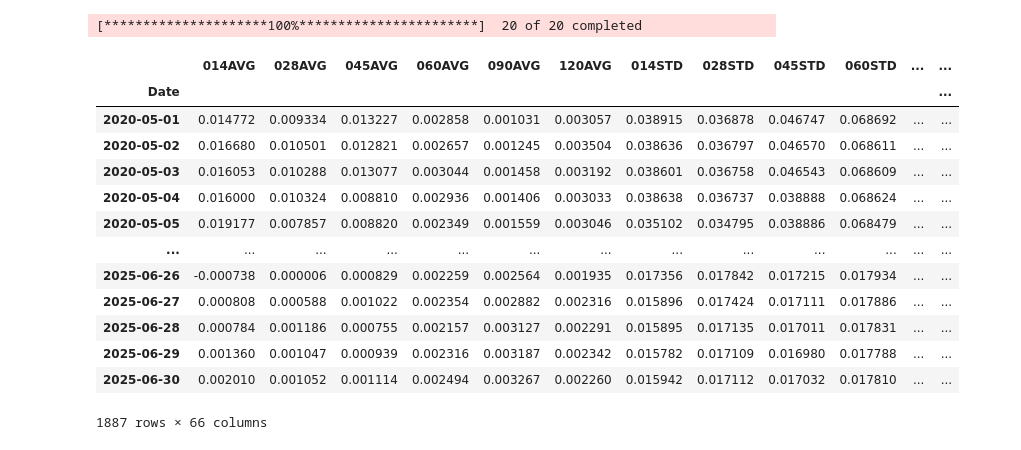
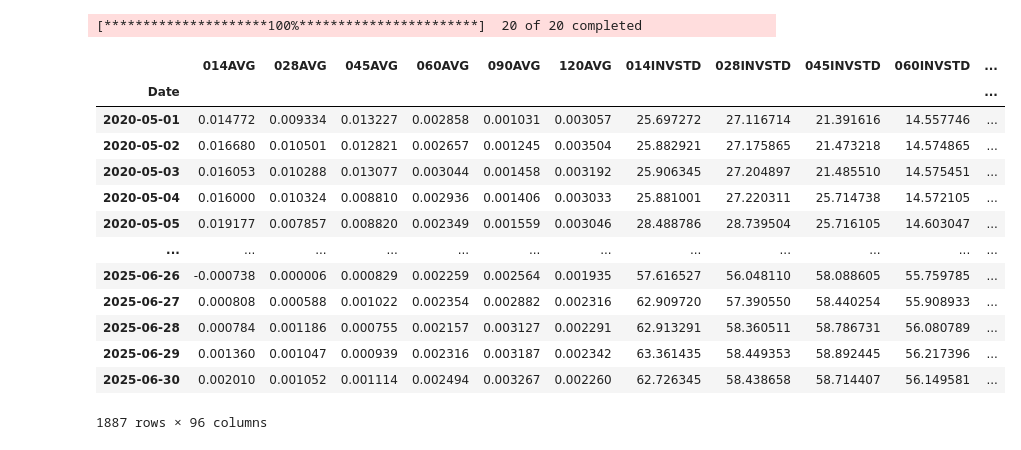
Before and after one commit to JibrilAbdi144/quant-research-project, a Jupyter notebook: notebooks/test19.ipynb, the cells around one changed output. Drawn from its saved outputs; the diff is of its cells as text; code cells hidden in the pictures.

```diff
--- a/notebooks/test19.ipynb
+++ b/notebooks/test19.ipynb
@@ -19,35 +19,35 @@ daily_volumes = daily_prices["Volume"].loc[TRAIN_START:TRAIN_END]
 # %%
 def featureX(ticker="BTC-USD"):
     rolling_periods = [14, 28, 45, 60, 90, 120]
     return pd.DataFrame({
         f"{x:03}AVG": daily_returns.shift().rolling(x).mean()[ticker] for x in rolling_periods
     } | {
+        f"{x:03}INVSTD": 1 / daily_returns.shift().rolling(x).std()[ticker] for x in rolling_periods
+    } | {
         f"{x:03}STD": daily_returns.shift().rolling(x).std()[ticker] for x in rolling_periods
     } | {
         f"{x:03}VOL": daily_volumes.pct_change(fill_method=None).shift().rolling(x).mean()[ticker] for x in rolling_periods
     } | {
-        f"{x:03}SHP": daily_returns.shift().rolling(x).mean()[ticker] / daily_returns.shift().rolling(x).std()[ticker] for x in rolling_periods
+        f"{x:03}{y:03}MUSIG": daily_returns.shift().rolling(x).mean()[ticker] * daily_returns.shift().rolling(y).std()[ticker] for x in rolling_periods for y in rolling_periods
     } | {
-        f"{x:03}MUSIG": daily_returns.shift().rolling(x).mean()[ticker] * daily_returns.shift().rolling(x).std()[ticker] for x in rolling_periods
-    } | {
-        f"{x:03}{y:03}SHPX": daily_returns.shift().rolling(x).mean()[ticker] * daily_returns.shift().rolling(y).std()[ticker] for x in rolling_periods for y in rolling_periods
+        f"{x:03}{y:03}SHPX": daily_returns.shift().rolling(x).mean()[ticker] / daily_returns.shift().rolling(y).std()[ticker] for x in rolling_periods for y in rolling_periods
     }).dropna()
 
 featureX()
 # %% [output]
-|  | 014AVG | 028AVG | 045AVG | 060AVG | 090AVG | 120AVG | 014STD | 028STD | 045STD | 060STD | ... | ... |
-| Date |  |  |  |  |  |  |  |  |  |  |  | ... |
-| 2020-05-01 | 0.014772 | 0.009334 | 0.013227 | 0.002858 | 0.001031 | 0.003057 | 0.038915 | 0.036878 | 0.046747 | 0.068692 | ... | ... |
-| 2020-05-02 | 0.016680 | 0.010501 | 0.012821 | 0.002657 | 0.001245 | 0.003504 | 0.038636 | 0.036797 | 0.046570 | 0.068611 | ... | ... |
-| 2020-05-03 | 0.016053 | 0.010288 | 0.013077 | 0.003044 | 0.001458 | 0.003192 | 0.038601 | 0.036758 | 0.046543 | 0.068609 | ... | ... |
-| 2020-05-04 | 0.016000 | 0.010324 | 0.008810 | 0.002936 | 0.001406 | 0.003033 | 0.038638 | 0.036737 | 0.038888 | 0.068624 | ... | ... |
-| 2020-05-05 | 0.019177 | 0.007857 | 0.008820 | 0.002349 | 0.001559 | 0.003046 | 0.035102 | 0.034795 | 0.038886 | 0.068479 | ... | ... |
-| ... | ... | ... | ... | ... | ... | ... | ... | ... | ... | ... | ... | ... |
-| 2025-06-26 | -0.000738 | 0.000006 | 0.000829 | 0.002259 | 0.002564 | 0.001935 | 0.017356 | 0.017842 | 0.017215 | 0.017934 | ... | ... |
-| 2025-06-27 | 0.000808 | 0.000588 | 0.001022 | 0.002354 | 0.002882 | 0.002316 | 0.015896 | 0.017424 | 0.017111 | 0.017886 | ... | ... |
-| 2025-06-28 | 0.000784 | 0.001186 | 0.000755 | 0.002157 | 0.003127 | 0.002291 | 0.015895 | 0.017135 | 0.017011 | 0.017831 | ... | ... |
-| 2025-06-29 | 0.001360 | 0.001047 | 0.000939 | 0.002316 | 0.003187 | 0.002342 | 0.015782 | 0.017109 | 0.016980 | 0.017788 | ... | ... |
-| 2025-06-30 | 0.002010 | 0.001052 | 0.001114 | 0.002494 | 0.003267 | 0.002260 | 0.015942 | 0.017112 | 0.017032 | 0.017810 | ... | ... |
+|  | 014AVG | 028AVG | 045AVG | 060AVG | 090AVG | 120AVG | 014INVSTD | 028INVSTD | 045INVSTD | 060INVSTD | ... |
+| Date |  |  |  |  |  |  |  |  |  |  | ... |
+| 2020-05-01 | 0.014772 | 0.009334 | 0.013227 | 0.002858 | 0.001031 | 0.003057 | 25.697272 | 27.116714 | 21.391616 | 14.557746 | ... |
+| 2020-05-02 | 0.016680 | 0.010501 | 0.012821 | 0.002657 | 0.001245 | 0.003504 | 25.882921 | 27.175865 | 21.473218 | 14.574865 | ... |
+| 2020-05-03 | 0.016053 | 0.010288 | 0.013077 | 0.003044 | 0.001458 | 0.003192 | 25.906345 | 27.204897 | 21.485510 | 14.575451 | ... |
+| 2020-05-04 | 0.016000 | 0.010324 | 0.008810 | 0.002936 | 0.001406 | 0.003033 | 25.881001 | 27.220311 | 25.714738 | 14.572105 | ... |
+| 2020-05-05 | 0.019177 | 0.007857 | 0.008820 | 0.002349 | 0.001559 | 0.003046 | 28.488786 | 28.739504 | 25.716105 | 14.603047 | ... |
+| ... | ... | ... | ... | ... | ... | ... | ... | ... | ... | ... | ... |
+| 2025-06-26 | -0.000738 | 0.000006 | 0.000829 | 0.002259 | 0.002564 | 0.001935 | 57.616527 | 56.048110 | 58.088605 | 55.759785 | ... |
+| 2025-06-27 | 0.000808 | 0.000588 | 0.001022 | 0.002354 | 0.002882 | 0.002316 | 62.909720 | 57.390550 | 58.440254 | 55.908933 | ... |
+| 2025-06-28 | 0.000784 | 0.001186 | 0.000755 | 0.002157 | 0.003127 | 0.002291 | 62.913291 | 58.360511 | 58.786731 | 56.080789 | ... |
+| 2025-06-29 | 0.001360 | 0.001047 | 0.000939 | 0.002316 | 0.003187 | 0.002342 | 63.361435 | 58.449353 | 58.892445 | 56.217396 | ... |
+| 2025-06-30 | 0.002010 | 0.001052 | 0.001114 | 0.002494 | 0.003267 | 0.002260 | 62.726345 | 58.438658 | 58.714407 | 56.149581 | ... |
-1887 rows × 66 columns
+1887 rows × 96 columns
 # %%
 weight_lag = 2
```
Also changed, not shown: parts of 14 cells of this notebook.
